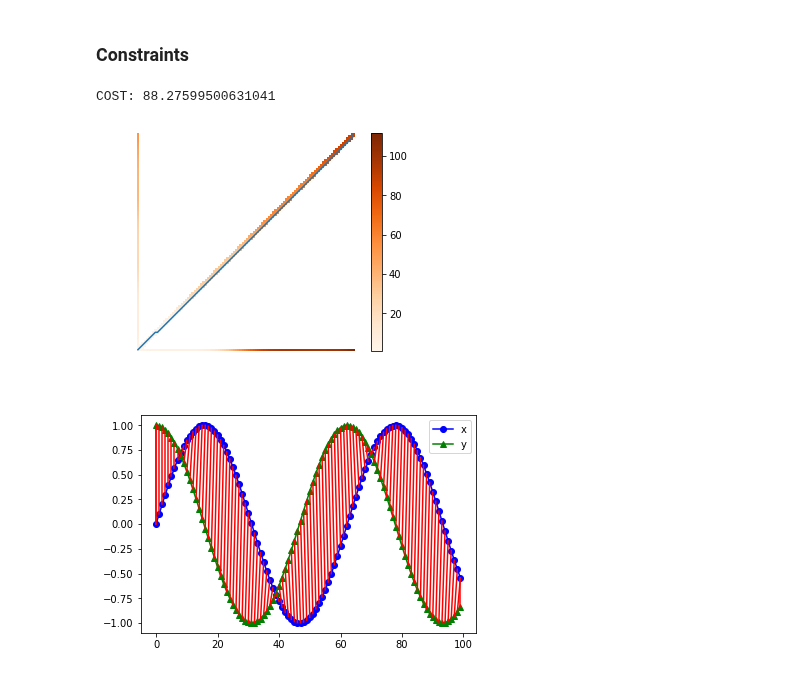
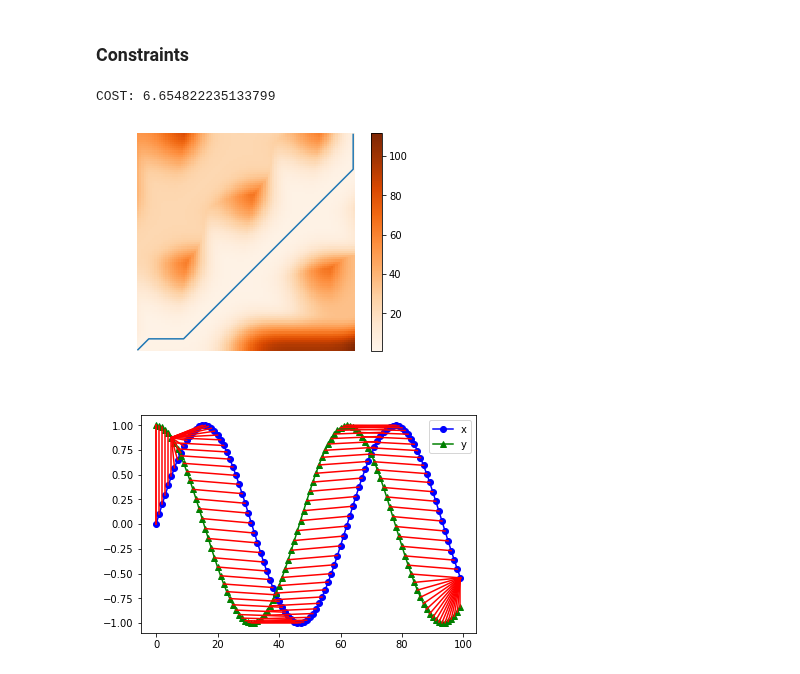
Before and after one commit to chinchalupa/dynamic-time-warping, a Jupyter notebook: Dynamic-Time-Warping.ipynb, the cells around one changed output. Saved outputs shown, nothing was run; the diff lists cells and outputs as text; code cells hidden in the pictures.

```diff
--- a/Dynamic-Time-Warping.ipynb
+++ b/Dynamic-Time-Warping.ipynb
@@ -108,13 +116,13 @@ y = np.array([0, 1, 1, 2, 3, 2, 1])
 # %%
 idx = np.linspace(0, 10, 100)
 x = np.sin(idx)
 y = np.cos(idx)
 
-paths, cost, distance_cost, accumulated_cost = dtw(x, y, constraints=sakoe_chuba_band_constraint, radius=1)
+paths, cost, distance_cost, accumulated_cost = dtw(x, y, constraints=None, radius=30)
 print("COST:", cost)
 plot_distance_cost_matrix(accumulated_cost, paths)
 plot_data_mapping(x, y, paths)
 # %% [output]
-COST: 88.27599500631041
+COST: 6.654822235133799
-[figure, old version]
+[figure, new version]
-[figure, old version]
+[figure, new version]
```
Also changed, not shown: parts of 1 cell of this notebook.
